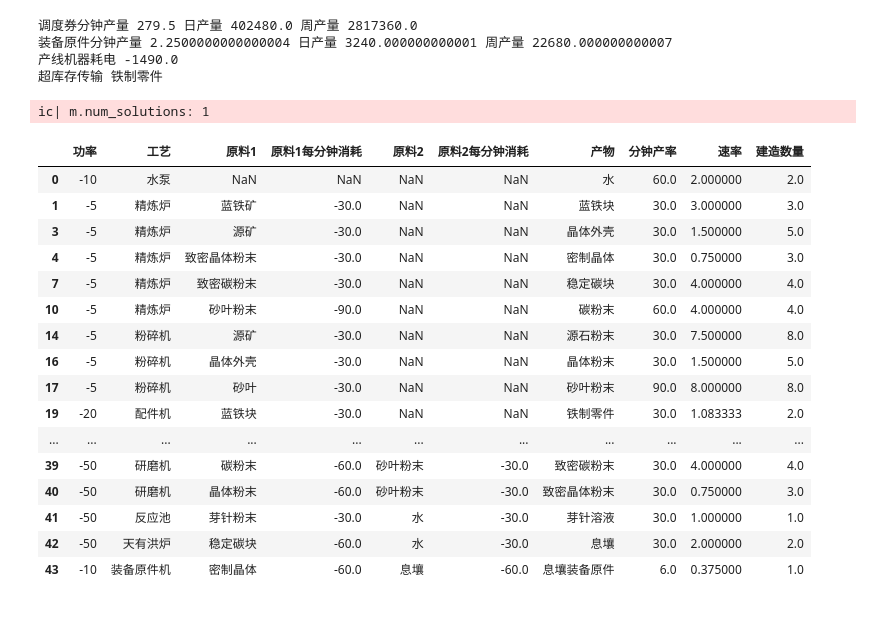
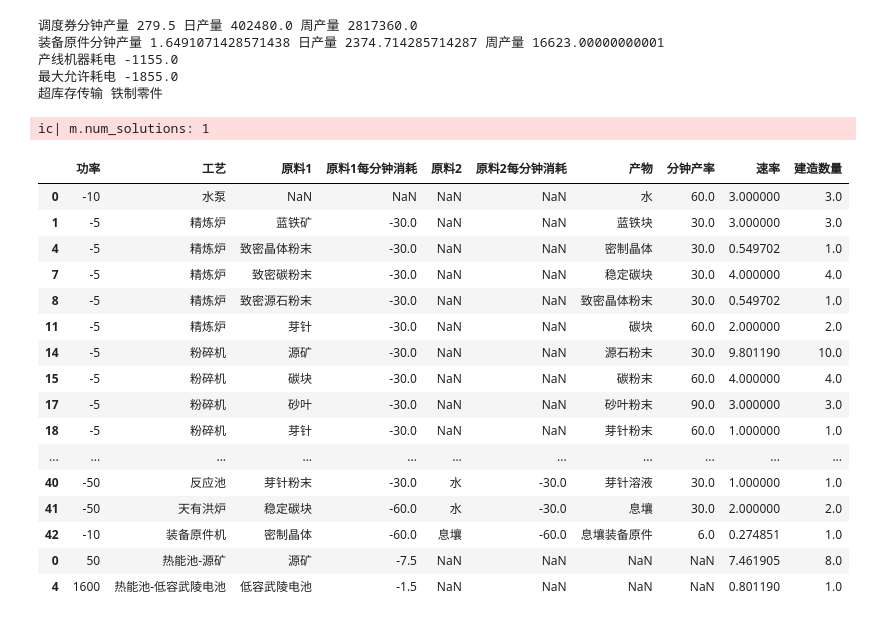
Before and after one commit to LucunJi/the-end-of-all-field-calculators, a Jupyter notebook: wuling.ipynb, the cells around one changed output. Cells and saved outputs as stored; diff of their text form; code cells hidden in the pictures.

Commit message:
Fix typo in spreadsheet and improve variables and machine types

```diff
--- a/wuling.ipynb
+++ b/wuling.ipynb
@@ -100,8 +100,7 @@ ic| materials: ['致密源石粉末',
 # %%
-# INIT_POWER = 200.0
-# INIT_POWER = 200.0 - 650.0  # 加上基地外静态消耗
-# INIT_POWER = 200.0 - 650.0 + 1100.0  # 再加上手动搬大电
-INIT_POWER = np.inf # 梦幻数值
+INIT_POWER = 200.0
+EXTERN_POWER = -700.0  # 基地外消耗
+# INIT_POWER = np.inf # 手动搬电池
 INIT_MATERIAL = {
     '源矿': 350.0,
     '紫晶矿': 0.0,
@@ -114,6 +113,23 @@ VALUES = {
     '芽针针剂': 16.0,
 }
 TARGET_VALUE = 279.5
+MERGABLE_MACHINE = [
+    # '精炼炉',
+    # '粉碎机',
+    # '配件机',
+    # '塑形机',
+    # '双种植采种循环',
+    # '双种植采种循环-液体',
+    # '单种植采种循环',
+    # '单种植采种循环-液体',
+    # '装备原件机',
+    # '灌装机',
+    # '封装机',
+    # '研磨机',
+    # '反应池',
+    # '天有洪炉',
+    # '拆解机',
+]
 
 n_recipes = recipes_df.shape[0]
 n_powergen = powergen_df.shape[0]
@@ -126,7 +142,7 @@ m += (x_recipes_ceil >= x_recipes)
 x_powergen = m.add_var_tensor((n_powergen, ), 'x_powergen', lb=0.0, ub=INF, var_type=CONTINUOUS)
 x_metastorage = m.add_var_tensor((n_metastorage, ), 'x_metastorage', lb=0.0, ub=1.0, var_type=INTEGER)
 
-tot_power = INIT_POWER + xsum(
+tot_power = INIT_POWER + EXTERN_POWER + xsum(
     x_recipes_ceil * recipes_df['功率']
 ) + xsum(
     x_powergen * powergen_df['功率']
@@ -201,51 +213,54 @@ ic(m.num_solutions)
 # print('调度券分钟产量', m.objective_value)
 print('调度券分钟产量', tot_value.x, '日产量', tot_value.x * 60 * 24, '周产量', tot_value.x * 60 * 24 * 7)
 print('装备原件分钟产量', m.objective_value, '日产量', m.objective_value * 60 * 24, '周产量', m.objective_value * 60 * 24 * 7)
-print('产线机器耗电', np.sum(np.array([u.x for u in x_recipes_ceil]) * recipes_df['功率']))
+result_tot_power_machine = np.sum(np.array([u.x for u in x_recipes_ceil]) * recipes_df['功率'])
+print('产线机器耗电', result_tot_power_machine)
+print('最大允许耗电', result_tot_power_machine + EXTERN_POWER)
 
 print('超库存传输', metastorage_df.loc[(u.x == 1.0 for u in x_metastorage)]['产物'].item())
 
 result_df =pd.concat([
     pd.concat([
         recipes_df,
         pd.DataFrame(
             {'速率': u.x, '建造数量': v.x}
             for u, v in zip(x_recipes, x_recipes_ceil)
         ),
     ], axis=1),
     pd.concat([
         powergen_df,
         pd.DataFrame(
             {'速率': u.x, '建造数量': math.ceil(u)}
             for u in x_powergen
         ),
     ], axis=1)
 ])
 result_df = result_df[result_df['建造数量'] != 0]
 display(result_df)
 
 
 None
 # %% [output]
 调度券分钟产量 279.5 日产量 402480.0 周产量 2817360.0
-装备原件分钟产量 2.2500000000000004 日产量 3240.000000000001 周产量 22680.000000000007
-产线机器耗电 -1490.0
+装备原件分钟产量 1.6491071428571438 日产量 2374.714285714287 周产量 16623.00000000001
+产线机器耗电 -1155.0
+最大允许耗电 -1855.0
 超库存传输 铁制零件
 ic| m.num_solutions: 1
 |  | 功率 | 工艺 | 原料1 | 原料1每分钟消耗 | 原料2 | 原料2每分钟消耗 | 产物 | 分钟产率 | 速率 | 建造数量 |
-| 0 | -10 | 水泵 | NaN | NaN | NaN | NaN | 水 | 60.0 | 2.000000 | 2.0 |
+| 0 | -10 | 水泵 | NaN | NaN | NaN | NaN | 水 | 60.0 | 3.000000 | 3.0 |
 | 1 | -5 | 精炼炉 | 蓝铁矿 | -30.0 | NaN | NaN | 蓝铁块 | 30.0 | 3.000000 | 3.0 |
-| 3 | -5 | 精炼炉 | 源矿 | -30.0 | NaN | NaN | 晶体外壳 | 30.0 | 1.500000 | 5.0 |
-| 4 | -5 | 精炼炉 | 致密晶体粉末 | -30.0 | NaN | NaN | 密制晶体 | 30.0 | 0.750000 | 3.0 |
+| 4 | -5 | 精炼炉 | 致密晶体粉末 | -30.0 | NaN | NaN | 密制晶体 | 30.0 | 0.549702 | 1.0 |
 | 7 | -5 | 精炼炉 | 致密碳粉末 | -30.0 | NaN | NaN | 稳定碳块 | 30.0 | 4.000000 | 4.0 |
-| 10 | -5 | 精炼炉 | 砂叶粉末 | -90.0 | NaN | NaN | 碳粉末 | 60.0 | 4.000000 | 4.0 |
-| 14 | -5 | 粉碎机 | 源矿 | -30.0 | NaN | NaN | 源石粉末 | 30.0 | 7.500000 | 8.0 |
-| 16 | -5 | 粉碎机 | 晶体外壳 | -30.0 | NaN | NaN | 晶体粉末 | 30.0 | 1.500000 | 5.0 |
-| 17 | -5 | 粉碎机 | 砂叶 | -30.0 | NaN | NaN | 砂叶粉末 | 90.0 | 8.000000 | 8.0 |
-| 19 | -20 | 配件机 | 蓝铁块 | -30.0 | NaN | NaN | 铁制零件 | 30.0 | 1.083333 | 2.0 |
+| 8 | -5 | 精炼炉 | 致密源石粉末 | -30.0 | NaN | NaN | 致密晶体粉末 | 30.0 | 0.549702 | 1.0 |
+| 11 | -5 | 精炼炉 | 芽针 | -30.0 | NaN | NaN | 碳块 | 60.0 | 2.000000 | 2.0 |
+| 14 | -5 | 粉碎机 | 源矿 | -30.0 | NaN | NaN | 源石粉末 | 30.0 | 9.801190 | 10.0 |
+| 15 | -5 | 粉碎机 | 碳块 | -30.0 | NaN | NaN | 碳粉末 | 60.0 | 4.000000 | 4.0 |
+| 17 | -5 | 粉碎机 | 砂叶 | -30.0 | NaN | NaN | 砂叶粉末 | 90.0 | 3.000000 | 3.0 |
+| 18 | -5 | 粉碎机 | 芽针 | -30.0 | NaN | NaN | 芽针粉末 | 60.0 | 1.000000 | 1.0 |
 | ... | ... | ... | ... | ... | ... | ... | ... | ... | ... | ... |
-| 39 | -50 | 研磨机 | 碳粉末 | -60.0 | 砂叶粉末 | -30.0 | 致密碳粉末 | 30.0 | 4.000000 | 4.0 |
-| 40 | -50 | 研磨机 | 晶体粉末 | -60.0 | 砂叶粉末 | -30.0 | 致密晶体粉末 | 30.0 | 0.750000 | 3.0 |
-| 41 | -50 | 反应池 | 芽针粉末 | -30.0 | 水 | -30.0 | 芽针溶液 | 30.0 | 1.000000 | 1.0 |
-| 42 | -50 | 天有洪炉 | 稳定碳块 | -60.0 | 水 | -30.0 | 息壤 | 30.0 | 2.000000 | 2.0 |
-| 43 | -10 | 装备原件机 | 密制晶体 | -60.0 | 息壤 | -60.0 | 息壤装备原件 | 6.0 | 0.375000 | 1.0 |
+| 40 | -50 | 反应池 | 芽针粉末 | -30.0 | 水 | -30.0 | 芽针溶液 | 30.0 | 1.000000 | 1.0 |
+| 41 | -50 | 天有洪炉 | 稳定碳块 | -60.0 | 水 | -30.0 | 息壤 | 30.0 | 2.000000 | 2.0 |
+| 42 | -10 | 装备原件机 | 密制晶体 | -60.0 | 息壤 | -60.0 | 息壤装备原件 | 6.0 | 0.274851 | 1.0 |
+| 0 | 50 | 热能池-源矿 | 源矿 | -7.5 | NaN | NaN | NaN | NaN | 7.461905 | 8.0 |
+| 4 | 1600 | 热能池-低容武陵电池 | 低容武陵电池 | -1.5 | NaN | NaN | NaN | NaN | 0.801190 | 1.0 |
```
Also changed, not shown: parts of 3 cells of this notebook, 1 other file.
